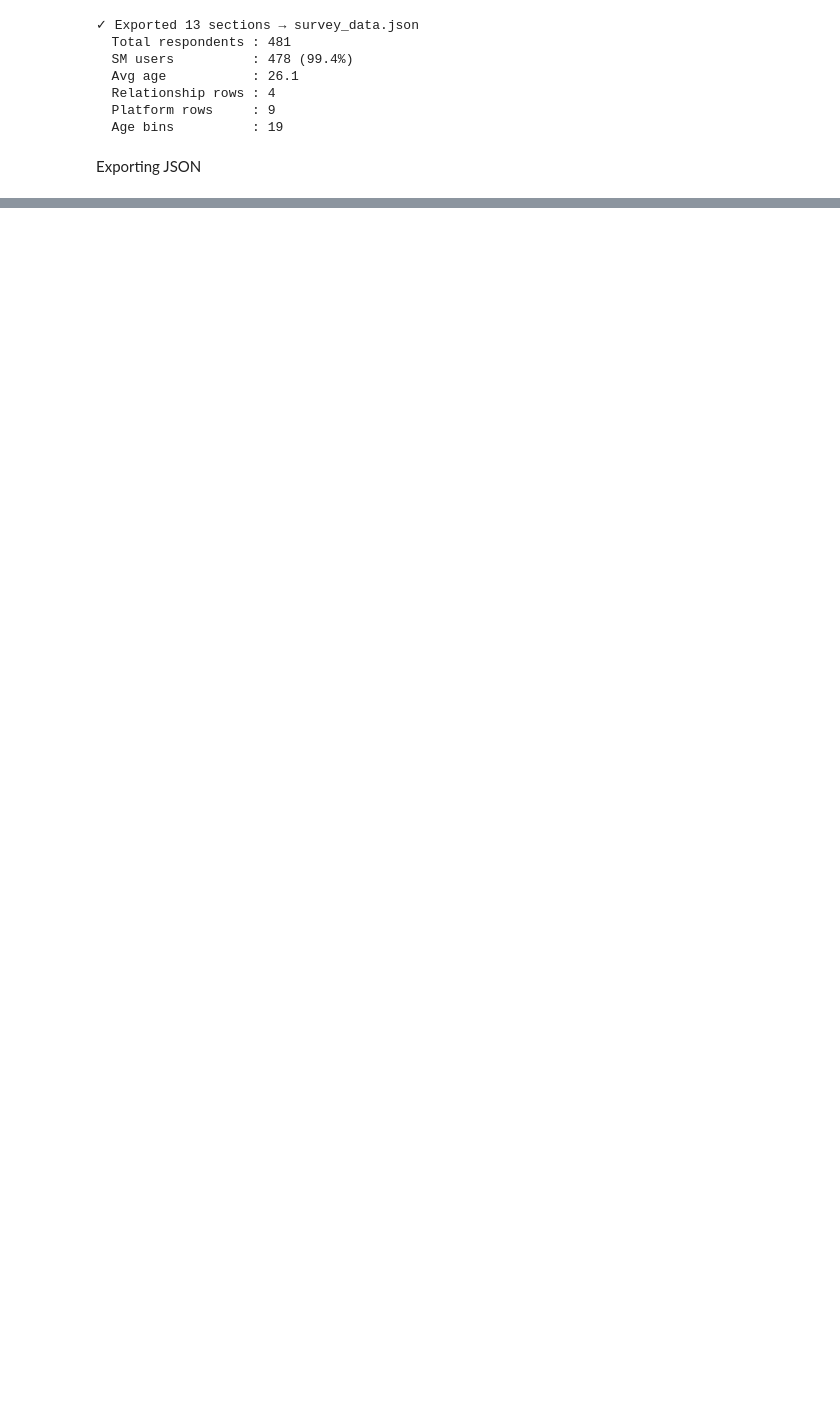
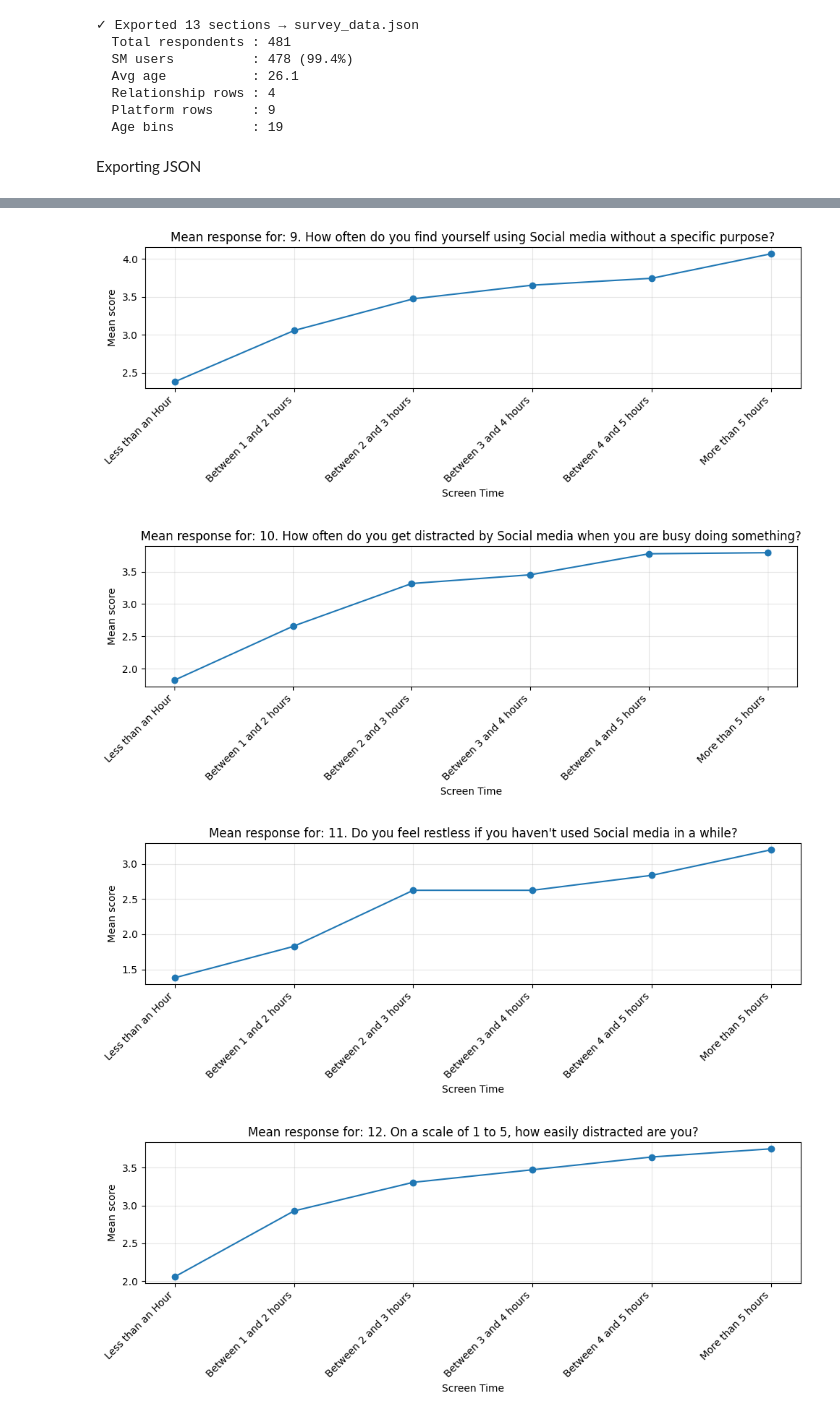
Before and after one commit to zoji80/SDV_final_project, a Jupyter notebook: scripts/final_notebook.ipynb, the cells around one changed output, grey strips where cells are left out. Saved outputs shown, nothing was run; the diff lists cells and outputs as text; code cells hidden in the pictures; blank space fills up the shorter version.

```diff
--- a/scripts/final_notebook.ipynb
+++ b/scripts/final_notebook.ipynb
@@ -214,0 +1809,50 @@ print(f"  Age bins          : {len(out.get('ageBins', []))}")
+# %%
+import matplotlib.pyplot as plt
+
+# Plot individual question trends by screen time using the mapping from cell 6
+question_columns = list(questions.keys())
+question_labels = questions
+
+for col in question_columns:
+    plt.figure(figsize=(10, 4))
+    plt.plot(grouped['Screen Time'], grouped[col], marker='o', linestyle='-')
+    plt.title(f"Mean response for: {question_labels[col]}")
+    plt.xlabel('Screen Time')
+    plt.ylabel('Mean score')
+    plt.xticks(rotation=45, ha='right')
+    plt.grid(alpha=0.3)
+    plt.tight_layout()
+    plt.show()
+
+# Plot grouped question trends by screen time using the new mapped group names
+grouped_columns = ['Group_Attention', 'Group_Emotional', 'Group_SocialValidation', 'Group_Behavioral']
+
+for col in grouped_columns:
+    plt.figure(figsize=(10, 4))
+    plt.plot(grouped['Screen Time'], grouped[col], marker='o', linestyle='-')
+    plt.title(f'Mean grouped score: {col}')
+    plt.xlabel('Screen Time')
+    plt.ylabel('Mean grouped score')
+    plt.xticks(rotation=45, ha='right')
+    plt.grid(alpha=0.3)
+    plt.tight_layout()
+    plt.show()
+
+# Combined grouped overview
+plt.figure(figsize=(12, 6))
+for col in grouped_columns:
+    plt.plot(grouped['Screen Time'], grouped[col], marker='o', linestyle='-', label=col)
+
+plt.title('Grouped question trends by Screen Time')
+plt.xlabel('Screen Time')
+plt.ylabel('Mean grouped score')
+plt.xticks(rotation=45, ha='right')
+plt.legend()
+plt.grid(alpha=0.3)
+plt.tight_layout()
+plt.show()
+# %% [output]
+[figure, added]
+[figure, added]
+[figure, added]
+[figure, added]
```
Also changed, not shown: parts of 34 cells of this notebook, 9 other files.
